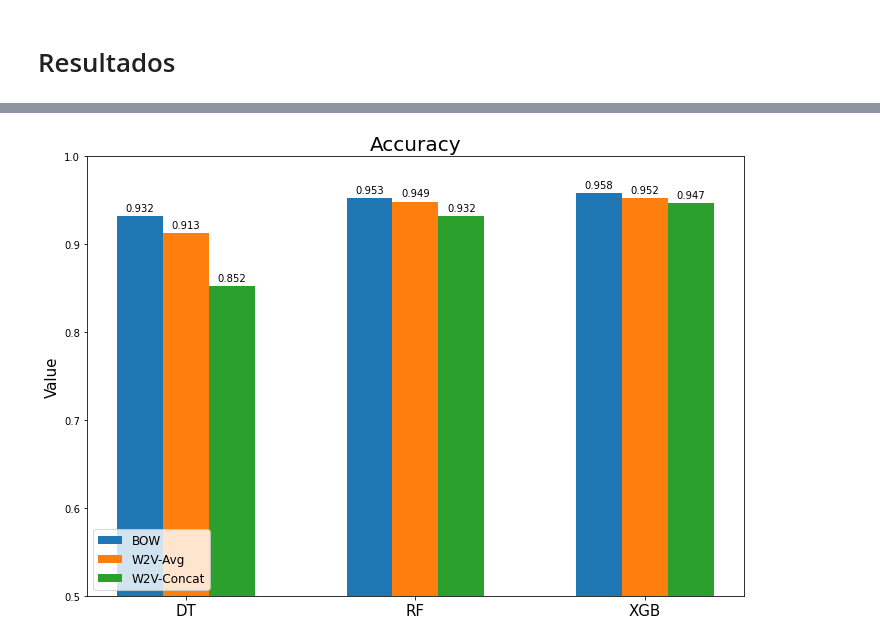
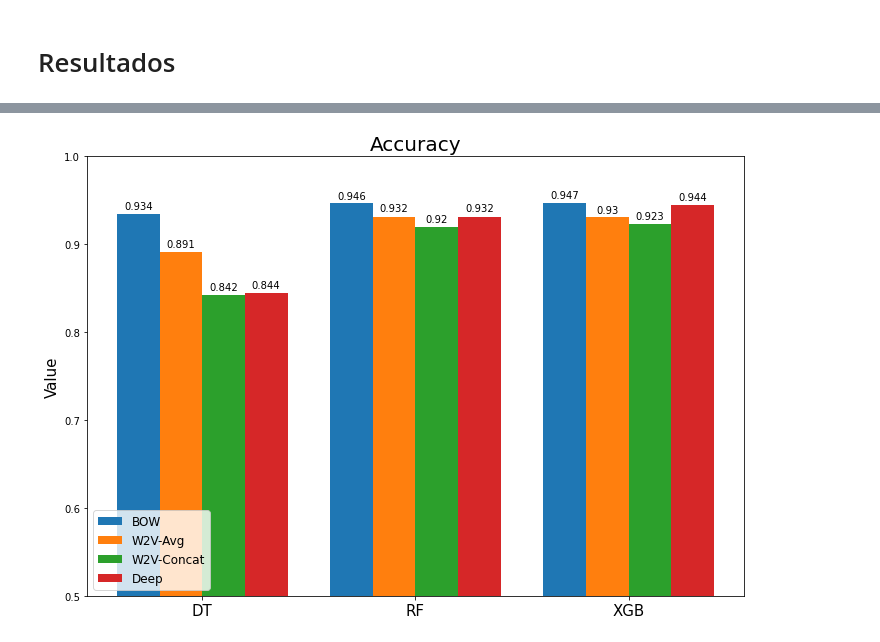
Before and after one commit to Cesard97/ToxicDetection, a Jupyter notebook: ToxicDetection_Solution.ipynb, the cells around one changed output, grey strips where cells are left out. Cells and saved outputs as stored; diff of their text form; code cells hidden in the pictures.

Commit message:
Added Deep embeddings representation

```diff
--- a/ToxicDetection_Solution.ipynb
+++ b/ToxicDetection_Solution.ipynb
@@ -293,7 +395,7 @@ from sklearn.tree import DecisionTreeClassifier
 from sklearn.ensemble import RandomForestClassifier
 from sklearn import metrics
 # %%
-def train_test_models(model, X, y, model_id='Model', test_id='001'):
+def train_test_models(model, X_train, y_train, X_test, y_test, model_id='Model', test_id='001'):
     """ Entrena y prueba modelo de clasificación binaria.
 
     Args:
@@ -306,9 +408,6 @@ def train_test_models(model, X, y, model_id='Model', test_id='001'):
         results (dict): Metricas de evaluación
 
     """
-    # Separar data en train y test
-    X_train, X_test, y_train, y_test = train_test_split(X, y, test_size=0.2, random_state=31)
-
     # Train
     model.fit(X_train, y_train)
 
@@ -350,17 +453,21 @@ results_df = results_df.append(results, ignore_index=True)
 rf_clf = RandomForestClassifier(verbose=1, n_jobs=-2)
 
 # BOW
-results = train_test_models(rf_clf, X_bow, y, model_id='RF', test_id='BOW')
+results = train_test_models(rf_clf, X_train_bow, y_train, X_test_bow, y_test, model_id='RF', test_id='BOW')
 results_df = results_df.append(results, ignore_index=True)
 
-# results = train_test_models(rf_clf, X_bow_pca, y, model_id='RF', test_id='BOW-PCA')
+# results = train_test_models(rf_clf, X_train_bow_pca, y_train, X_train_bow_pca, y_test, model_id='RF', test_id='BOW-PCA')
 # results_df = results_df.append(results, ignore_index=True)
 
 # Word2Vec
-results = train_test_models(rf_clf, X_w2v_avg, y, model_id='RF', test_id='W2V-Avg')
+results = train_test_models(rf_clf, X_train_w2v_avg, y_train, X_test_w2v_avg, y_test, model_id='RF', test_id='W2V-Avg')
 results_df = results_df.append(results, ignore_index=True)
 
-results = train_test_models(rf_clf, X_w2v_concat, y, model_id='RF', test_id='W2V-Concat')
+results = train_test_models(rf_clf, X_train_w2v_concat, y_train, X_test_w2v_concat, y_test, model_id='RF', test_id='W2V-Concat')
 results_df = results_df.append(results, ignore_index=True)
+
+# Deep
+results = train_test_models(rf_clf, X_train_deep, y_train, X_test_deep, y_test, model_id='RF', test_id='Deep')
+results_df = results_df.append(results, ignore_index=True)
 # %% [output]
 [Parallel(n_jobs=-2)]: Using backend ThreadingBackend with 11 concurrent workers.
@@ -389,17 +495,21 @@ from xgboost import XGBClassifier
 xgb_clf = XGBClassifier(n_estimators=1000, max_depth=7, eta=0.1, subsample=0.7, colsample_bytree=0.8)
 
 # BOW
-results = train_test_models(xgb_clf, X_bow, y, model_id='XGB', test_id='BOW')
+results = train_test_models(xgb_clf, X_train_bow, y_train, X_test_bow, y_test, model_id='XGB', test_id='BOW')
 results_df = results_df.append(results, ignore_index=True)
 
-# results = train_test_models(xgb_clf, X_bow_pca, y, model_id='RF', test_id='BOW-PCA')
+# results = train_test_models(xgb_clf, X_train_bow_pca, y_train, X_train_bow_pca, y_test, model_id='RF', test_id='BOW-PCA')
 # results_df = results_df.append(results, ignore_index=True)
 
 # Word2Vec
-results = train_test_models(xgb_clf, X_w2v_avg, y, model_id='XGB', test_id='W2V-Avg')
+results = train_test_models(xgb_clf, X_train_w2v_avg, y_train, X_test_w2v_avg, y_test, model_id='XGB', test_id='W2V-Avg')
 results_df = results_df.append(results, ignore_index=True)
 
-results = train_test_models(xgb_clf, X_w2v_concat, y, model_id='XGB', test_id='W2V-Concat')
+results = train_test_models(xgb_clf, X_train_w2v_concat, y_train, X_test_w2v_concat, y_test, model_id='XGB', test_id='W2V-Concat')
 results_df = results_df.append(results, ignore_index=True)
+
+# Deep
+results = train_test_models(xgb_clf, X_train_deep, y_train, X_test_deep, y_test, model_id='XGB', test_id='Deep')
+results_df = results_df.append(results, ignore_index=True)
 # %% [markdown]
 # Resultados
@@ -421,9 +534,10 @@ results_df
 labels = ['DT', 'RF', 'XGB']
 
 # Data
-DT = results_df.loc[results_df['Test'] == 'BOW']['Accuracy'].values
-RF = results_df.loc[results_df['Test'] == 'W2V-Avg']['Accuracy'].values
-XGB = results_df.loc[results_df['Test'] == 'W2V-Concat']['Accuracy'].values
+BOW = results_df.loc[results_df['Test'] == 'BOW']['Accuracy'].values
+W2V_AVG = results_df.loc[results_df['Test'] == 'W2V-Avg']['Accuracy'].values
+W2V_Concat = results_df.loc[results_df['Test'] == 'W2V-Concat']['Accuracy'].values
+DEEP = results_df.loc[results_df['Test'] == 'Deep']['Accuracy'].values
 
 x = np.arange(len(labels))  # the label locations
 width = 0.2  # the width of the bars
@@ -432,38 +546,40 @@ width = 0.2  # the width of the bars
 fig, ax = plt.subplots(figsize=(10,7))
 
 # Locate bar graphs
-rects1 = ax.bar(x - width, DT, width, label='BOW')
-rects2 = ax.bar(x, RF, width, label='W2V-Avg')
-rects3 = ax.bar(x + width, XGB, width, label='W2V-Concat')
+rects1 = ax.bar(x - 3*width/2, BOW, width, label='BOW')
+rects2 = ax.bar(x - width/2, W2V_AVG, width, label='W2V-Avg')
+rects3 = ax.bar(x + width/2, W2V_Concat, width, label='W2V-Concat')
+rects4 = ax.bar(x + 3*width/2, DEEP, width, label='Deep')
 
 
 # Add some text for labels, title and custom x-axis tick labels, etc.
 ax.set_ylabel('Value', fontsize=15)
 ax.set_title("Accuracy", fontsize=20)
 ax.set_xticks(x)
 ax.set_xticklabels(labels, fontsize=15)
 ax.set_ylim((0.5, 1))
 ax.legend(loc=3, fontsize=12)
 
 # Autolabel bars
 def autolabel(rects):
     """Attach a text label above each bar in *rects*, displaying its height."""
     for rect in rects:
         height = round(rect.get_height(), 3)
         ax.annotate('{}'.format(height),
                     xy=(rect.get_x() + rect.get_width() / 2, height),
                     xytext=(0, 3),  # 3 points vertical offset
                     textcoords="offset points",
                     ha='center', va='bottom')
 
 # Label bars
 autolabel(rects1)
 autolabel(rects2)
 autolabel(rects3)
+autolabel(rects4)
 
 # Plot
 fig.tight_layout()
 fig.savefig('./results/accuracy.png')
 plt.show()
 # %% [output]
-[figure, old version]
+[figure, new version]
```
Also changed, not shown: parts of 25 cells of this notebook.
